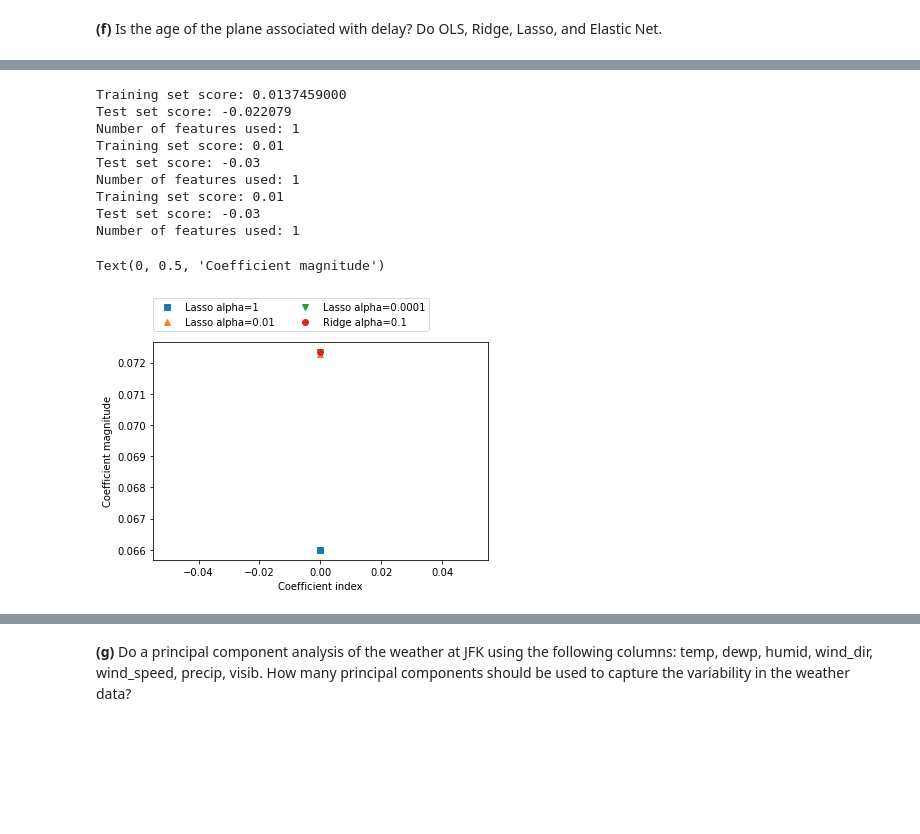
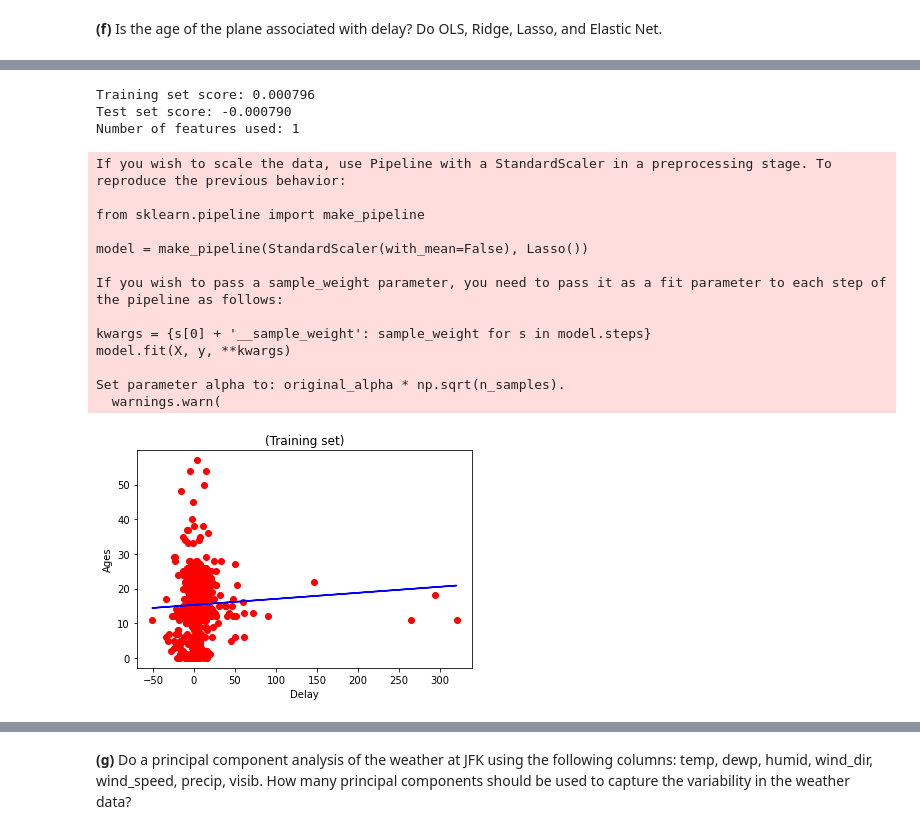
Before and after one commit to Beadhangerone/MAL, a Jupyter notebook: MAL1 Project 2022.ipynb, the cells around one changed output, grey strips where cells are left out. Saved outputs shown, nothing was run; the diff lists cells and outputs as text; code cells hidden in the pictures; blank space fills up the shorter version.

```diff
--- a/MAL1 Project 2022.ipynb
+++ b/MAL1 Project 2022.ipynb
@@ -615,2 +651,10 @@ X_train, X_test , y_train, y_test = train_test_split(X, y, test_size=0.5, random
+# %%
+def plotRegression(X_train,y_train):
+    plt.scatter(X_train, y_train, color='red') # plotting the observation line
+    plt.plot(X_train, lr.predict(X_train), color='blue') # plotting the regression line
+    plt.title("(Training set)") # stating the title of the graph
+    plt.xlabel("Delay") # adding the name of x-axis
+    plt.ylabel("Ages") # adding the name of y-axis
+    plt.show() # specifies end of graph
 # %%
 ## OLS
@@ -695,39 +755,33 @@ Test set score: -0.028302
 # %%
 #Lasso
+X = planes_flights['delay'].array.reshape(-1, 1)
+y = planes_flights['years']
+X_train, X_test , y_train, y_test = train_test_split(X, y, test_size=0.5, random_state=1)
 
-lasso = Lasso().fit(X_train, y_train)
-print("Training set score: {:.10f}".format(lasso.score(X_train, y_train)))
+#we increase the default setting of "max_iter",
+#otherwise the model would warn us that we should increase max_iter.
+lasso = Lasso(alpha=0.01, max_iter=10000, normalize = True).fit(X_train, y_train)
+print("Training set score: {:.6f}".format(lasso.score(X_train, y_train)))
 print("Test set score: {:.6f}".format(lasso.score(X_test, y_test)))
 print("Number of features used: {}".format(np.sum(lasso.coef_ != 0)))
 
-# we increase the default setting of "max_iter",
-# otherwise the model would warn us that we should increase max_iter.
-lasso001 = Lasso(alpha=0.01, max_iter=100000).fit(X_train, y_train)
-print("Training set score: {:.2f}".format(lasso001.score(X_train, y_train)))
-print("Test set score: {:.2f}".format(lasso001.score(X_test, y_test)))
-print("Number of features used: {}".format(np.sum(lasso001.coef_ != 0)))
-
-lasso00001 = Lasso(alpha=0.0001, max_iter=100000).fit(X_train, y_train)
-print("Training set score: {:.2f}".format(lasso00001.score(X_train, y_train)))
-print("Test set score: {:.2f}".format(lasso00001.score(X_test, y_test)))
-print("Number of features used: {}".format(np.sum(lasso00001.coef_ != 0)))
-
-plt.plot(lasso.coef_, 's', label="Lasso alpha=1")
-plt.plot(lasso001.coef_, '^', label="Lasso alpha=0.01")
-plt.plot(lasso00001.coef_, 'v', label="Lasso alpha=0.0001")
-plt.plot(ridge01.coef_, 'o', label="Ridge alpha=0.1")
-plt.legend(ncol=2, loc=(0, 1.05))
-plt.xlabel("Coefficient index")
-plt.ylabel("Coefficient magnitude")
+## making graph
+plotRegression(X_train,y_train)
 # %% [output]
-Training set score: 0.0137459000
-Test set score: -0.022079
+Training set score: 0.000796
+Test set score: -0.000790
 Number of features used: 1
-Training set score: 0.01
-Test set score: -0.03
-Number of features used: 1
-Training set score: 0.01
-Test set score: -0.03
-Number of features used: 1
-Text(0, 0.5, 'Coefficient magnitude')
+If you wish to scale the data, use Pipeline with a StandardScaler in a preprocessing stage. To reproduce the previous behavior:
+
+from sklearn.pipeline import make_pipeline
+
+model = make_pipeline(StandardScaler(with_mean=False), Lasso())
+
+If you wish to pass a sample_weight parameter, you need to pass it as a fit parameter to each step of the pipeline as follows:
+
+kwargs = {s[0] + '__sample_weight': sample_weight for s in model.steps}
+model.fit(X, y, **kwargs)
+
+Set parameter alpha to: original_alpha * np.sqrt(n_samples).
+  warnings.warn(
-[figure, old version]
+[figure, new version]
```
Also changed, not shown: parts of 58 cells of this notebook, 1 other file.
